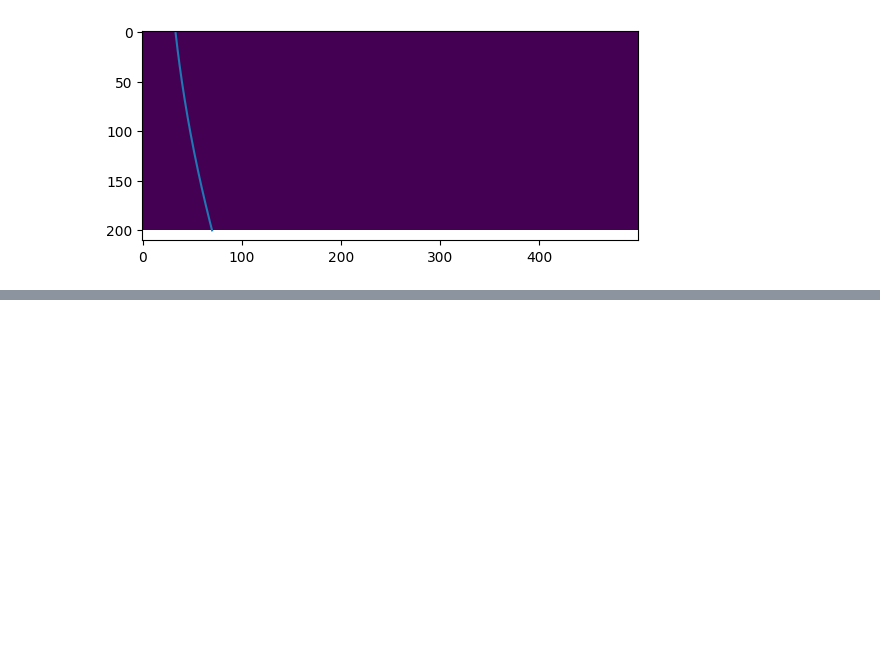
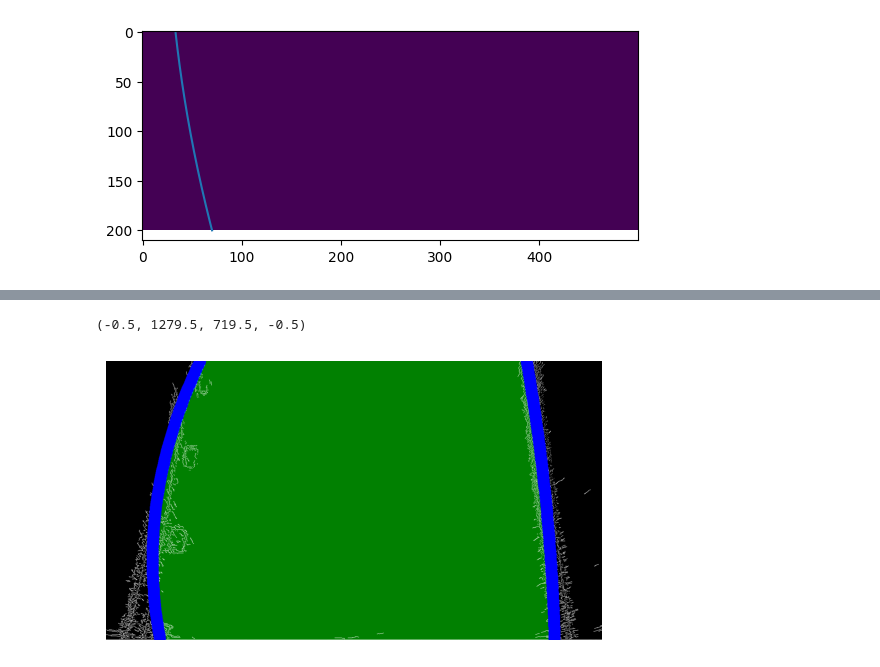
Before and after one commit to n2ak/pfe, a Jupyter notebook: src/edge_detection.ipynb, the cells around one changed output, grey strips where cells are left out. Cells and saved outputs as stored; diff of their text form; code cells hidden in the pictures; blank space fills up the shorter version.

```diff
--- a/src/edge_detection.ipynb
+++ b/src/edge_detection.ipynb
@@ -475,0 +531,14 @@ PyQt6.QtCore.QByteArray()
+# %%
+from utils_ import *
+_,xs, ys = get_curvatures(frame, 10)
+result = draw_lane_zone(
+            frame,
+            xs,
+            ys,
+            10
+        )
+plt.imshow(result)
+plt.axis("off")
+# %% [output]
+(-0.5, 1279.5, 719.5, -0.5)
+[figure, added]
```
Also changed, not shown: parts of 7 cells of this notebook, 12 other files.
